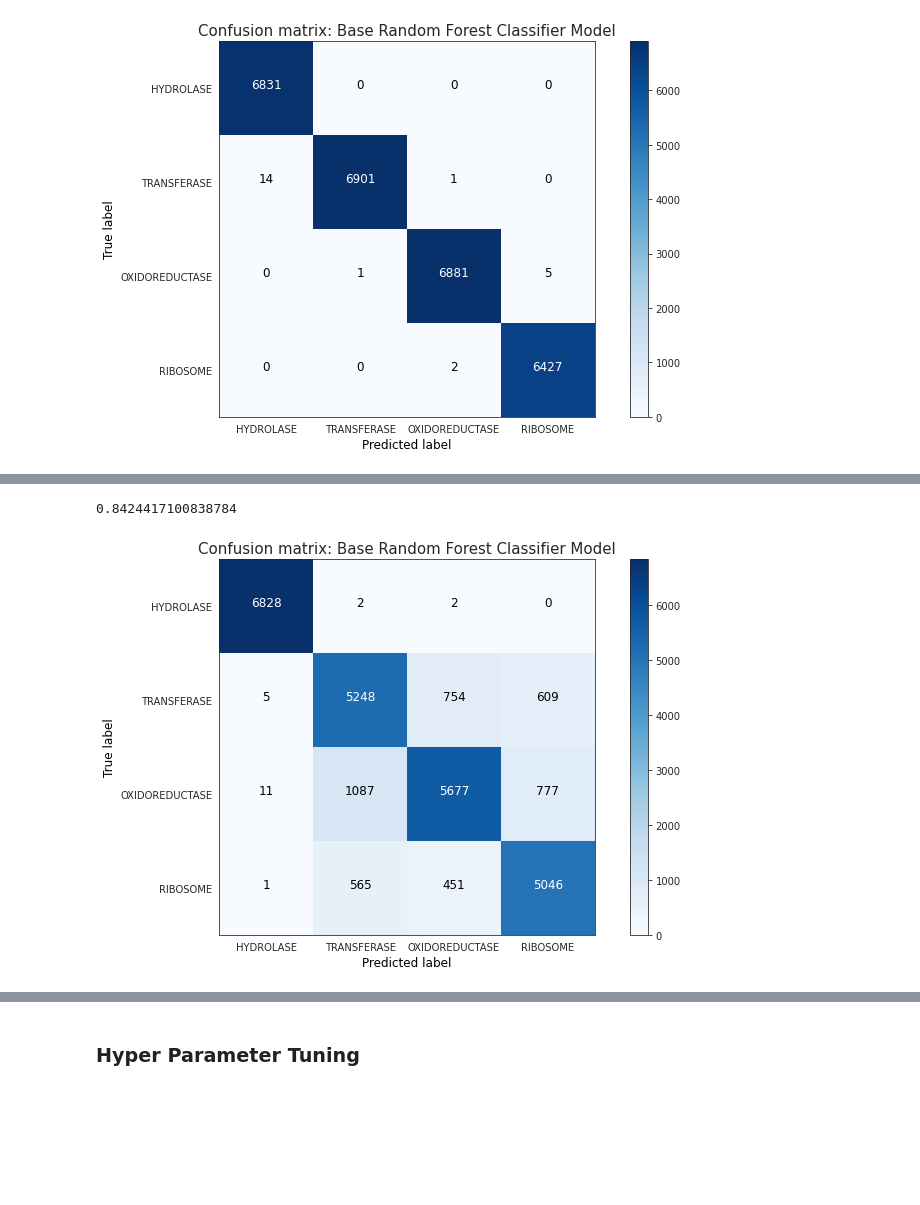
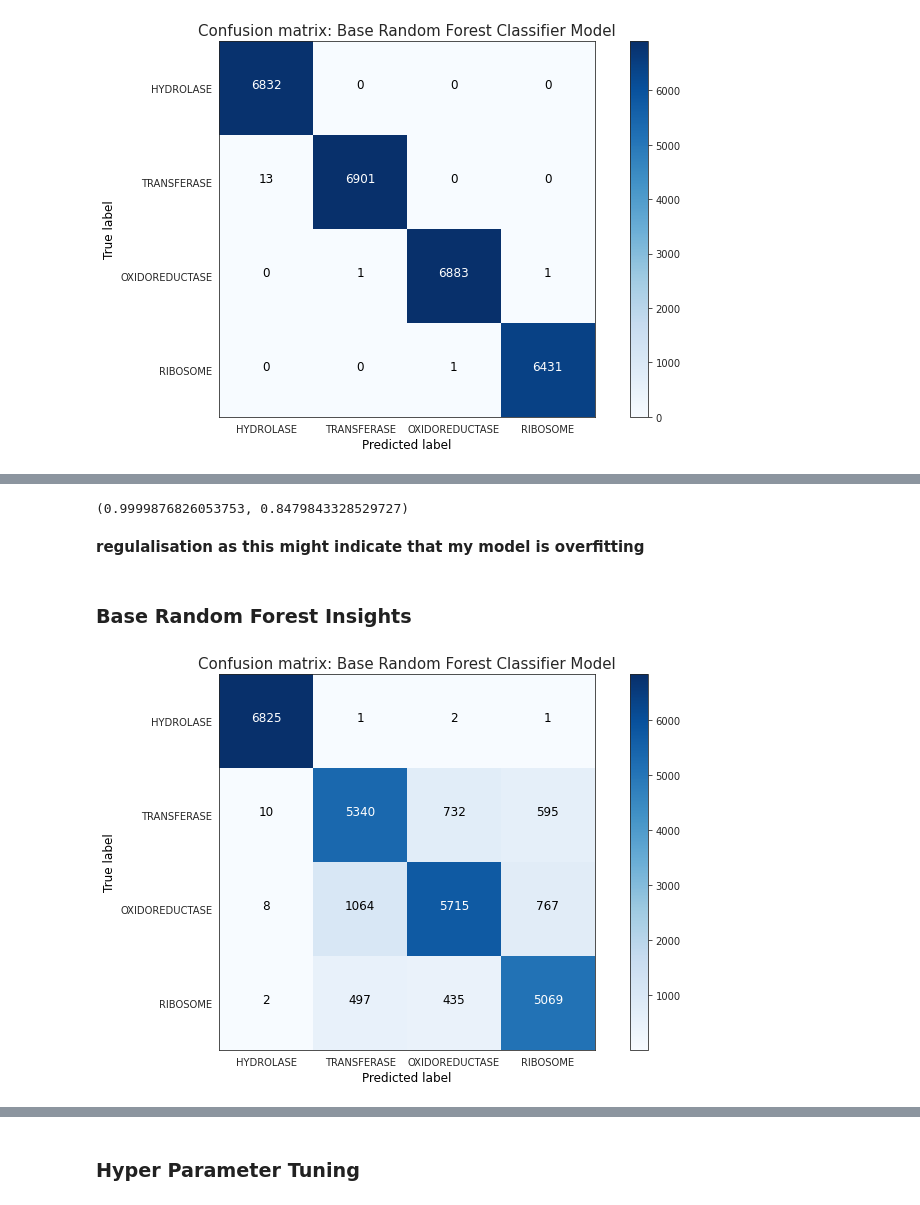
Before and after one commit to vkolupayev/Data-Science-Machine-Learning.-Protein-Classification, a Jupyter notebook: Structural_Protein_Sequences.ipynb, the cells around one changed output, grey strips where cells are left out. Cells and saved outputs as stored; diff of their text form; code cells hidden in the pictures; blank space fills up the shorter version.

```diff
--- a/Structural_Protein_Sequences.ipynb
+++ b/Structural_Protein_Sequences.ipynb
@@ -1058,15 +1169,21 @@ protein_prepared_valid = my_pipeline.transform(X_val)
 # %%
 model = RandomForestClassifier(n_jobs=-1)
 model.fit(protein_prepared_train,y_train)
-y_pred = model.predict(protein_prepared_valid)
-accuracy_score(y_val, y_pred)
+y_pred_train = model.predict(X_train_test)
+y_pred_val = model.predict(protein_prepared_valid)
+
+accuracy_score(y_train, y_pred_train), accuracy_score(y_val, y_pred_val)
 # %% [output]
-0.8424417100838784
+(0.9999876826053753, 0.8479843328529727)
+# %% [markdown]
+**regulalisation as this might indicate that my model is overfitting**
+# %% [markdown]
+### Base Random Forest Insights
 # %%
-rf_base_conf = confusion_matrix(y_pred,y_val)
+rf_base_conf = confusion_matrix(y_pred_val,y_val)
 plot_confusion_matrix(rf_base_conf, classes,'Base Random Forest Classifier Model')
 # %% [output]
-[figure, old version]
+[figure, new version]
 # %%
 tree_model = DecisionTreeClassifier(max_depth=5, min_samples_split=5).fit(protein_prepared_train, y_train)
 tree_graph = tree.export_graphviz(tree_model, out_file=None, feature_names=dummy_train.columns)
```
Also changed, not shown: parts of 111 cells of this notebook.
